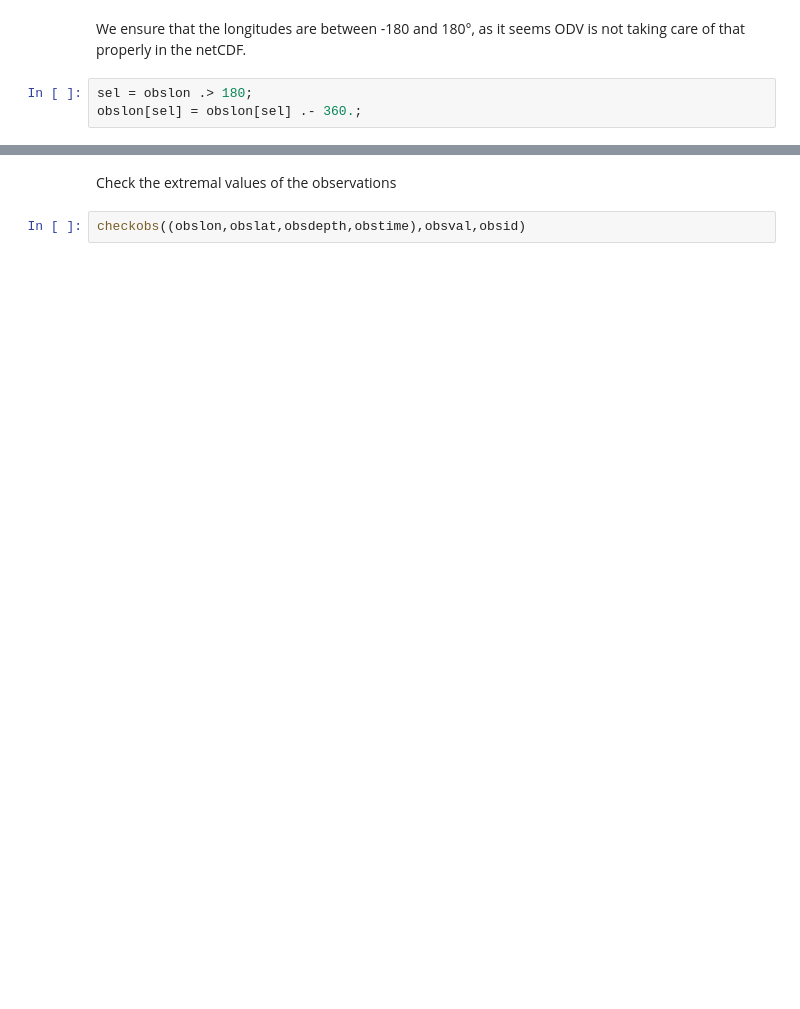
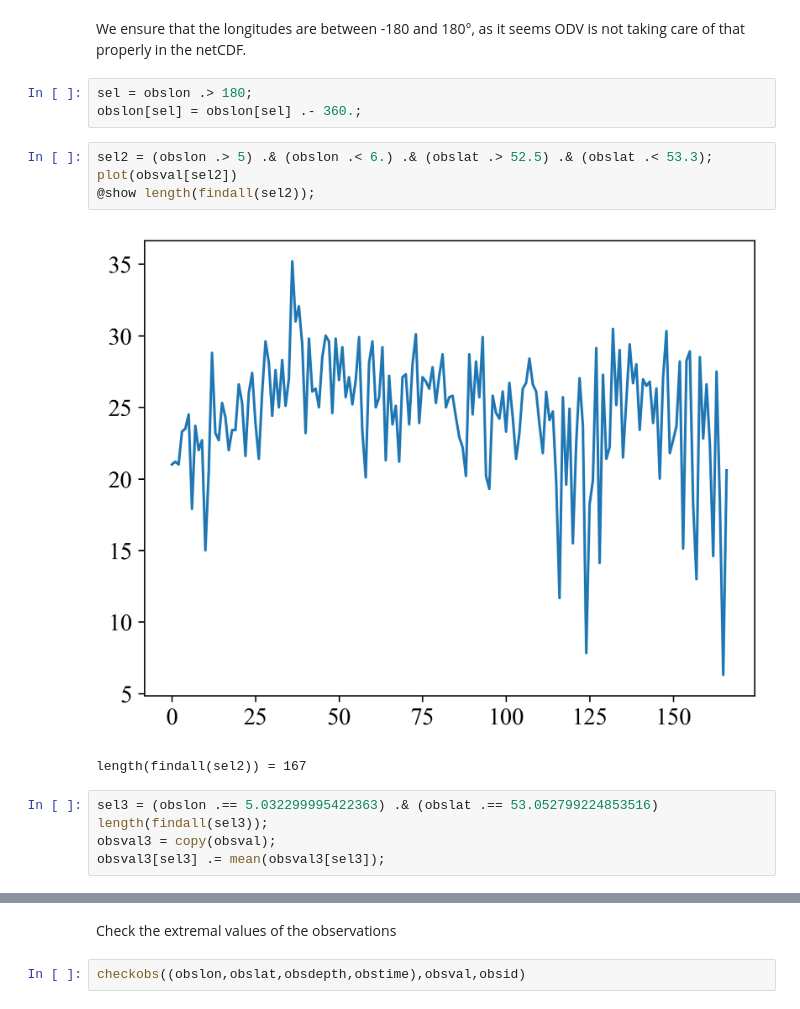
Before and after one commit to gher-uliege/SeaDataCloud, a Jupyter notebook: Julia/Climatologies/NorthSea_climato.ipynb, the cells around one changed output, grey strips where cells are left out. Saved outputs shown, nothing was run; the diff lists cells and outputs as text; blank space fills up the shorter version.

```diff
--- a/Julia/Climatologies/NorthSea_climato.ipynb
+++ b/Julia/Climatologies/NorthSea_climato.ipynb
@@ -114,3 +110,15 @@ We ensure that the longitudes are between -180 and 180°, as it seems ODV is not
 # %%
 sel = obslon .> 180;
 obslon[sel] = obslon[sel] .- 360.;
+# %%
+sel2 = (obslon .> 5) .& (obslon .< 6.) .& (obslat .> 52.5) .& (obslat .< 53.3);
+plot(obsval[sel2])
+@show length(findall(sel2));
+# %% [output]
+[figure, added]
+length(findall(sel2)) = 167
+# %%
+sel3 = (obslon .== 5.032299995422363) .& (obslat .== 53.052799224853516)
+length(findall(sel3));
+obsval3 = copy(obsval);
+obsval3[sel3] .= mean(obsval3[sel3]);
```
Also changed, not shown: parts of 42 cells of this notebook.
